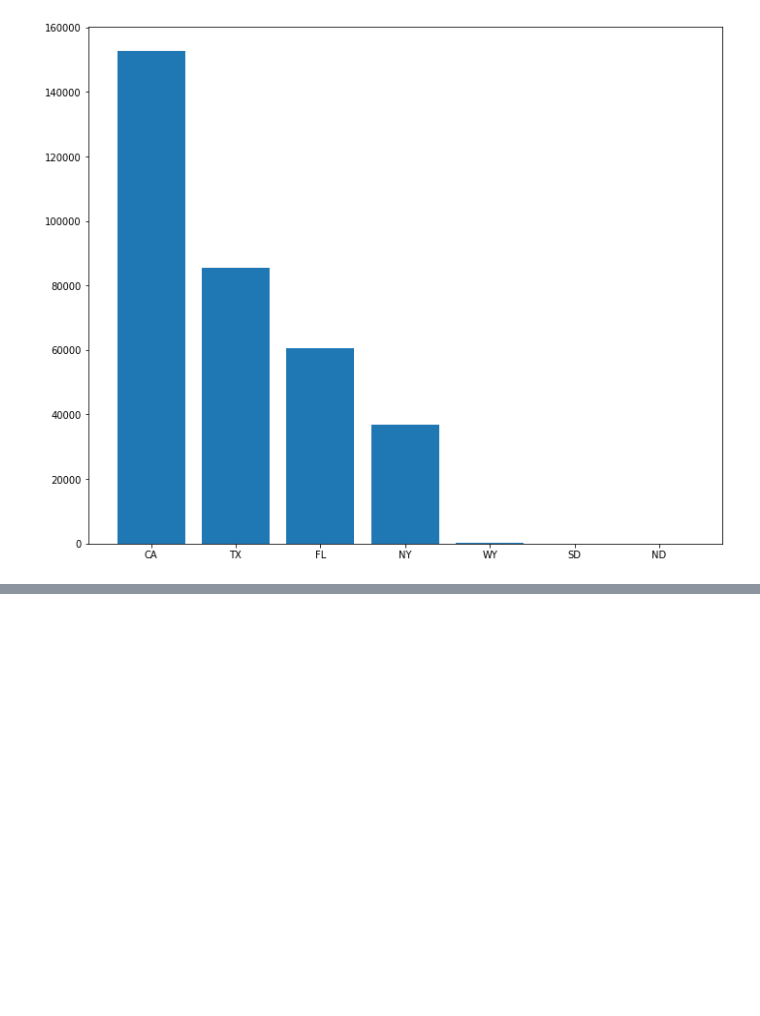
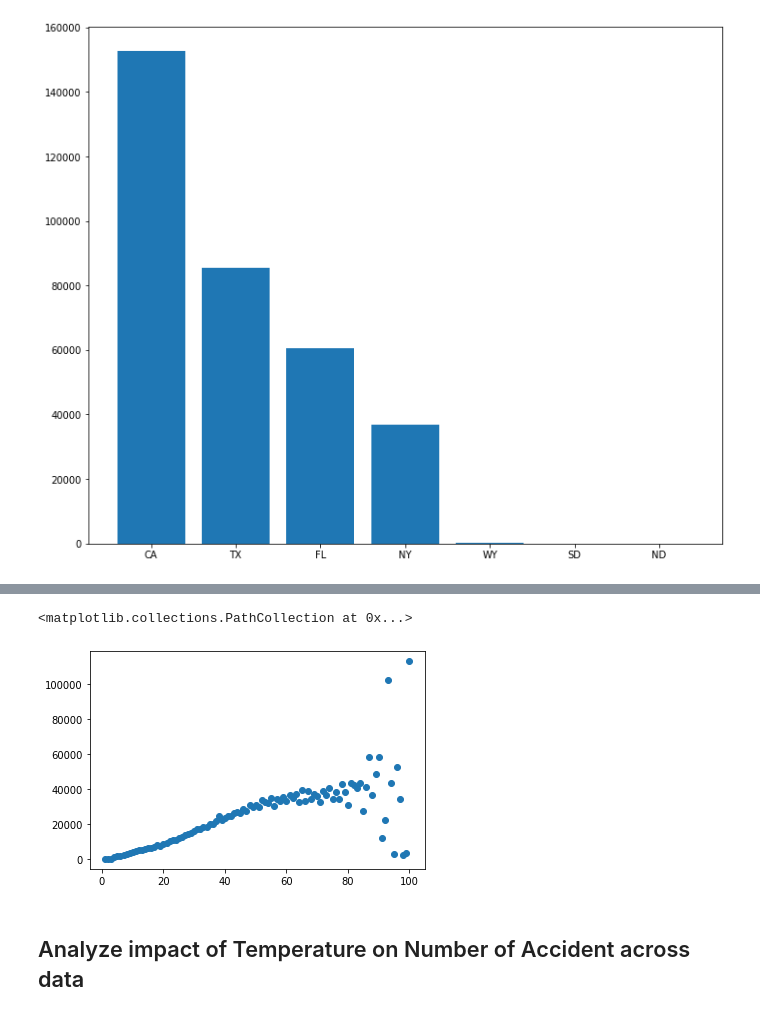
Before and after one commit to lilijo6/Project-Group-3, a Jupyter notebook: USAccident_Analysis.ipynb, the cells around one changed output, grey strips where cells are left out. Cells and saved outputs as stored; diff of their text form; code cells hidden in the pictures; blank space fills up the shorter version.

```diff
--- a/USAccident_Analysis.ipynb
+++ b/USAccident_Analysis.ipynb
@@ -173,0 +322,3 @@ plt.tight_layout()
+# %%
+accident_count_humidity=accident_target.groupby("Humidity(%)").count().reset_index()
+accident_count_humidity.head()
@@ -173,0 +333,7 @@ plt.tight_layout()
+# %%
+x_axis=accident_count_humidity["Humidity(%)"]
+y_axis=accident_count_humidity["Start_Time"]
+plt.scatter(x_axis,y_axis)
+# %% [output]
+<matplotlib.collections.PathCollection at 0x...>
+[figure, added]
@@ -173,0 +348,2 @@ plt.tight_layout()
+# %% [markdown]
+## Analyze impact of Temperature on Number of Accident across data
```
Also changed, not shown: parts of 22 cells of this notebook, 2 other files.
